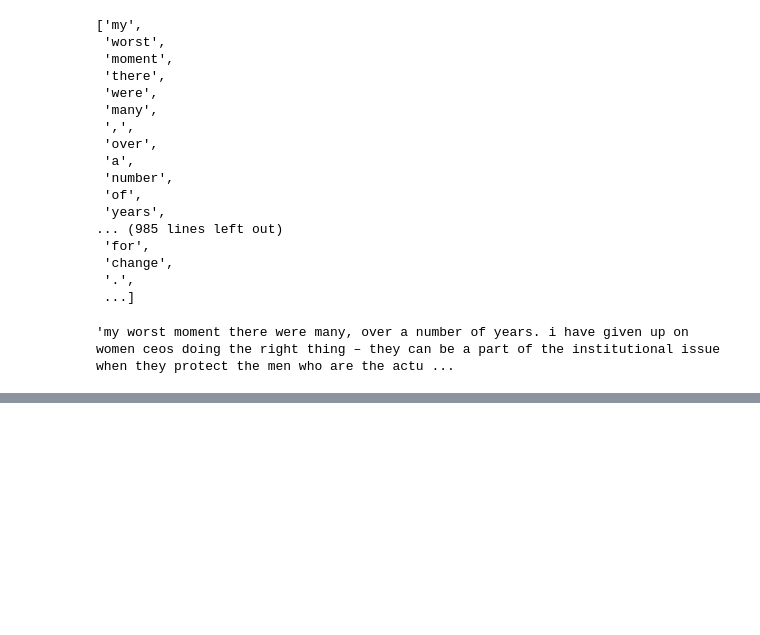
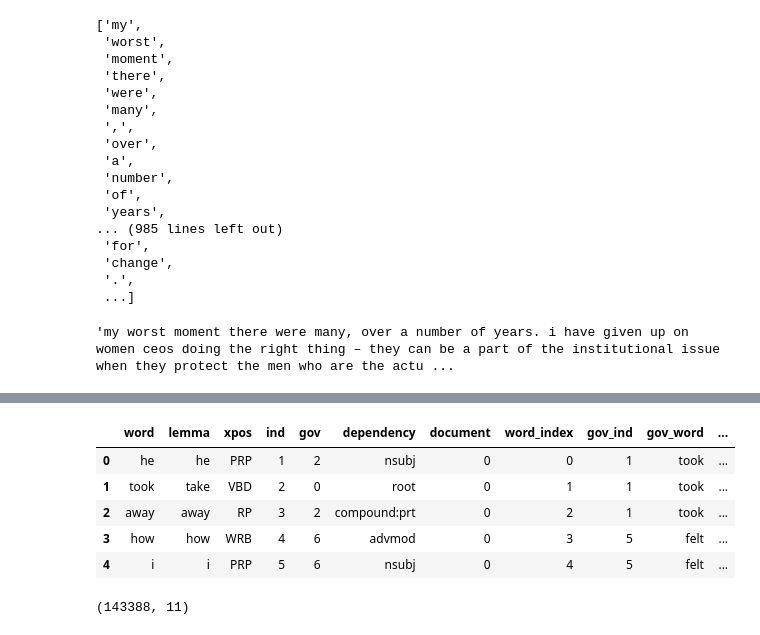
Before and after one commit to k-christensen/MeToo_in_STEM, a Jupyter notebook: exploratory.ipynb, the cells around one changed output, grey strips where cells are left out. Cells and saved outputs as stored; diff of their text form; code cells hidden in the pictures; blank space fills up the shorter version.

```diff
--- a/exploratory.ipynb
+++ b/exploratory.ipynb
@@ -863,0 +1071,3 @@ for file in reddit_file_list:
+# %%
+df_reddit.gov_ind = list(gov_ind_dict.values())
+df_reddit_copy.head(6)
@@ -863,0 +1088,9 @@ for file in reddit_file_list:
+# %%
+df_reddit.head()
+# %% [output]
+|  | word | lemma | xpos | ind | gov | dependency | document | word_index | gov_ind | gov_word | ... |
+| 0 | he | he | PRP | 1 | 2 | nsubj | 0 | 0 | 1 | took | ... |
+| 1 | took | take | VBD | 2 | 0 | root | 0 | 1 | 1 | took | ... |
+| 2 | away | away | RP | 3 | 2 | compound:prt | 0 | 2 | 1 | took | ... |
+| 3 | how | how | WRB | 4 | 6 | advmod | 0 | 3 | 5 | felt | ... |
+| 4 | i | i | PRP | 5 | 6 | nsubj | 0 | 4 | 5 | felt | ... |
@@ -863,0 +1099,4 @@ for file in reddit_file_list:
+# %%
+df_reddit.shape
+# %% [output]
+(143388, 11)
```
Also changed, not shown: parts of 37 cells of this notebook, 5 other files.
